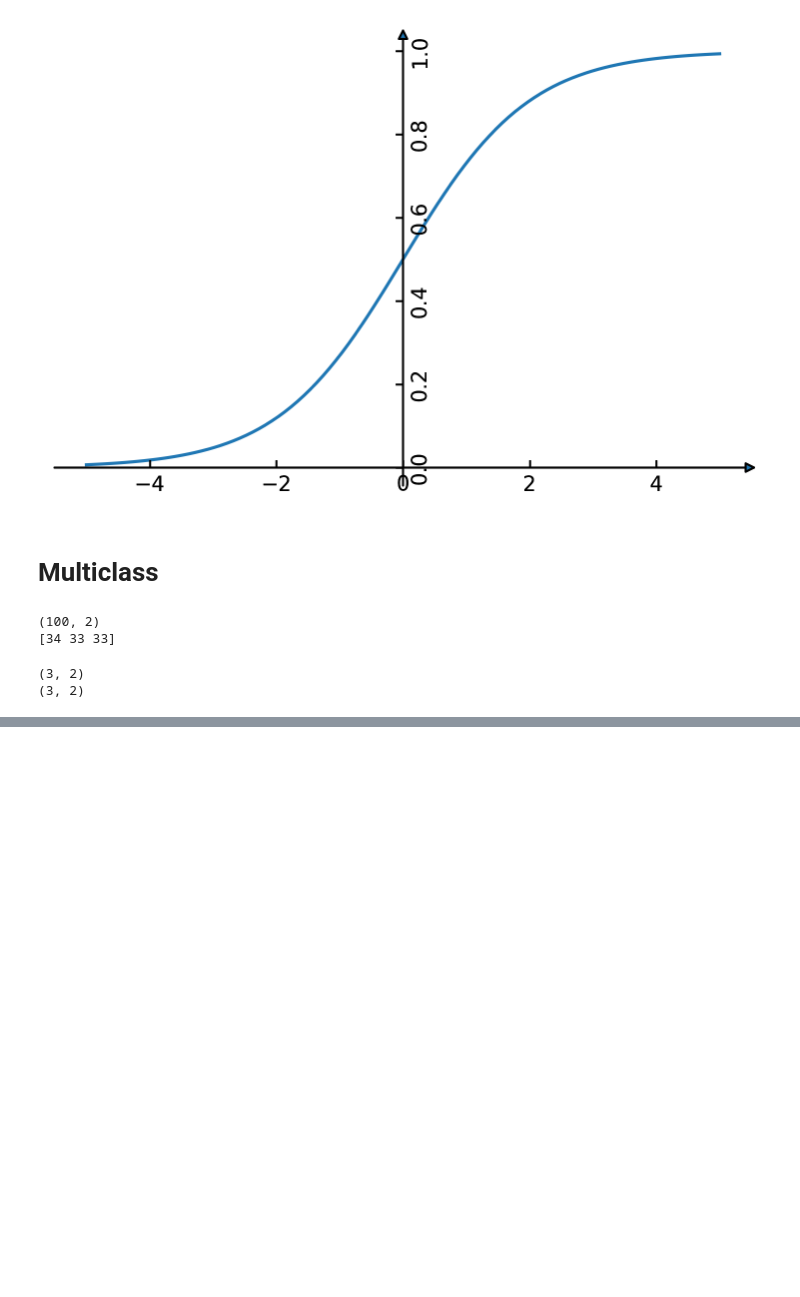
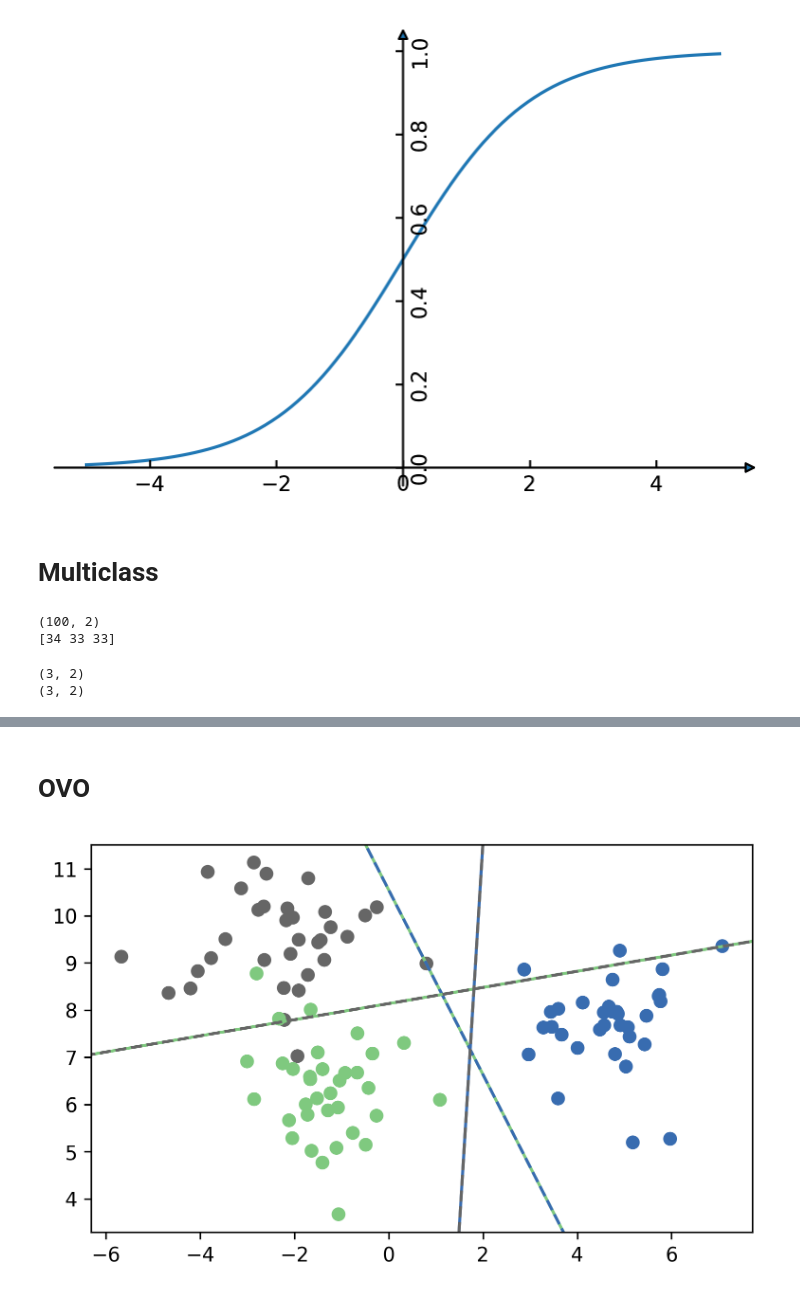
Before and after one commit to amueller/applied_ml_spring_2017, a Jupyter notebook: slides/aml-06.ipynb, the cells around one changed output, grey strips where cells are left out. Cells and saved outputs as stored; diff of their text form; code cells hidden in the pictures; blank space fills up the shorter version.

```diff
--- a/slides/aml-06.ipynb
+++ b/slides/aml-06.ipynb
@@ -136,0 +140,19 @@ for coef, intercept, color in zip(linear_svm.coef_, linear_svm.intercept_, color
+# %% [markdown]
+# OVO
+# %%
+from sklearn.svm import SVC
+
+svm = SVC(kernel="linear", C=100).fit(X, y)
+points = plt.scatter(X[:, 0], X[:, 1], c=y, cmap="Accent")
+line = np.linspace(X[:, 1].min() - 5, X[:, 1].max() + 5)
+classes = [(0, 1), (0, 2), (1, 2)]
+for coef, intercept, col in zip(svm.coef_, svm.intercept_, classes):
+    line2 = -(line * coef[1] + intercept) / coef[0]
+    plt.plot(line2, line, "-", c=colors[col[0]])
+    plt.plot(line2, line, "--", c=colors[col[1]])
+
+plt.xlim(xlim)
+plt.ylim(ylim)
+plt.gca().set_aspect("equal")
+# %% [output]
+[figure, added]
```
Also changed, not shown: parts of 8 cells of this notebook, 3 other files.
